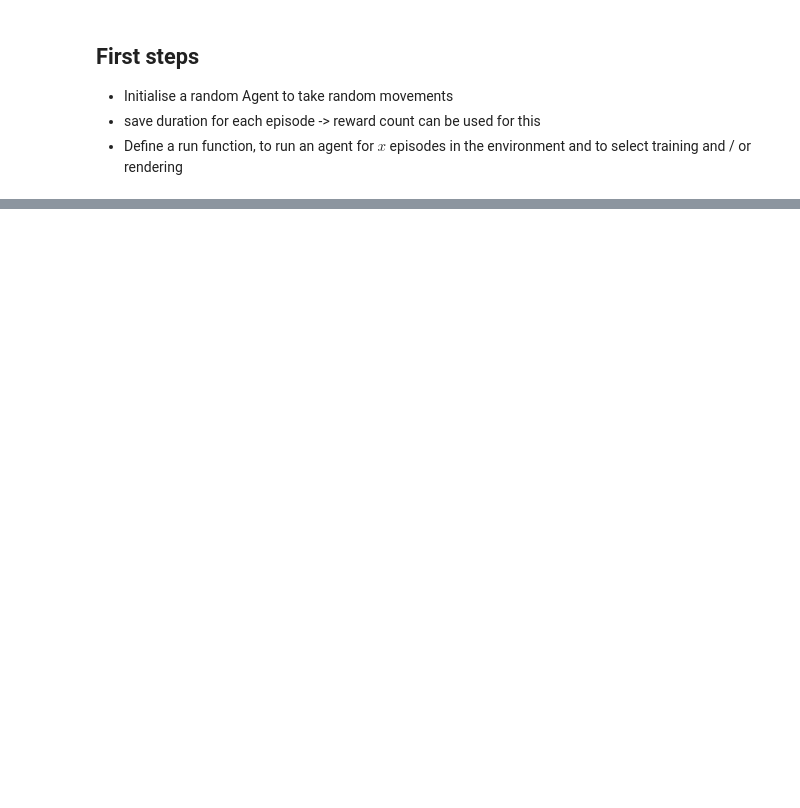
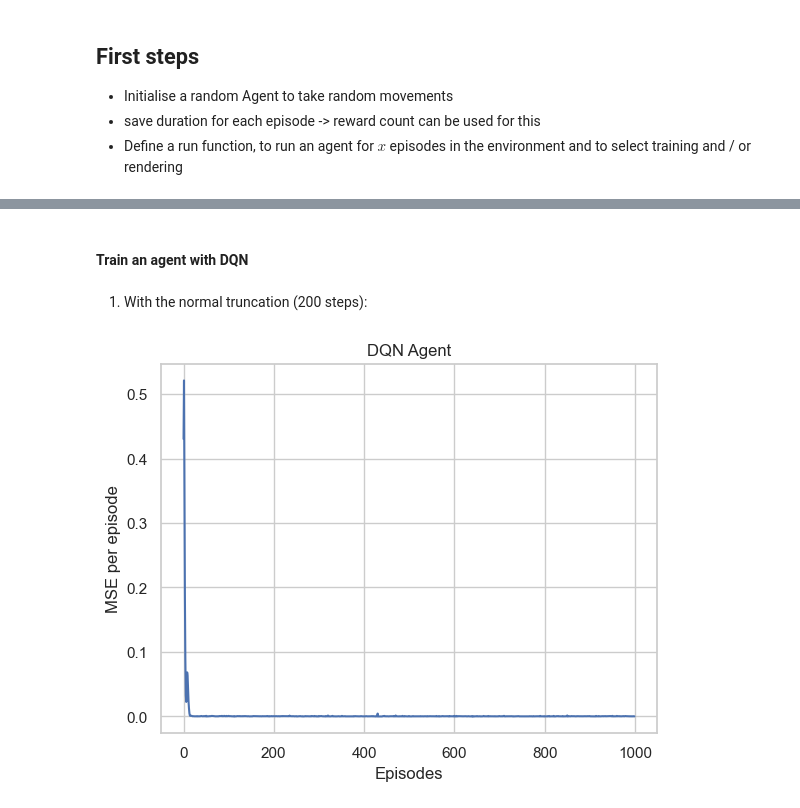
Before and after one commit to LionelSafar/Rolls-Royce-Peak-Plower, a Jupyter notebook: main.ipynb, the cells around one changed output, grey strips where cells are left out. Cells and saved outputs as stored; diff of their text form; code cells hidden in the pictures; blank space fills up the shorter version.

```diff
--- a/main.ipynb
+++ b/main.ipynb
@@ -233,7 +194,7 @@ class DQN(nn.Module):
         super(DQN, self).__init__()
 
         self.hidden_layers = nn.ModuleList([nn.Linear(input_states, hidden_nodes)])
-        self.hidden_layers.extend([nn.Linear(hidden_nodes, hidden_nodes) for i in range(hidden_layers-1)])
+        self.hidden_layers.extend([nn.Linear(hidden_nodes, hidden_nodes) for _ in range(hidden_layers - 1)])
         self.out = nn.Linear(hidden_nodes, out_actions)
 
     def forward(self, x):
@@ -389,0 +300,38 @@ plt.plot(rewards)
+# %% [markdown]
+#### Train an agent with DQN
+# %%
+def plot_loss_per_episode(loss_per_episode, class_name, save_name):
+    plt.plot(loss_per_episode)
+    plt.xlabel('Episodes')
+    plt.ylabel('MSE per episode')
+    plt.title('DQN Agent')
+    plt.savefig(f'{class_name}_losses_trunc_{save_name}.png')
+    plt.show()
+
+
+def plot_mean_reward_per_episode(reward_per_episode, class_name, save_name):
+    mean_rewards = np.zeros(len(reward_per_episode))
+    # calculate mean rewards for last 50 episodes -> batches of size 100 to get rewards
+    for i in range(len(reward_per_episode)):
+        mean_rewards[i] = np.mean(
+            reward_per_episode[max(0, i - 50):i + 1])
+    plt.plot(mean_rewards)
+    plt.xlabel('Episodes')
+    plt.ylabel('Average cumulative rewards per episode')
+    plt.title('DQN Agent')
+    plt.savefig(f'{class_name}_rewards_trunc_{save_name}.png')
+# %% [markdown]
+1. With the normal truncation (200 steps):
+# %%
+# Use no special truncation
+max_episode_steps_normal = None
+save_name_normal = str(max_episode_steps_normal)
+# %%
+# DO NOT RUN IF YOU ONLY WANT TO RENDER
+# Train the agent with normal truncation
+dqn_agent_normal = DQNAgent(trainable=True, save_name=save_name_normal)
+_, episodes_mean_loss_normal, episodes_rewards_normal = run(dqn_agent_normal, 1000, max_episode_steps=max_episode_steps_normal)
+# %%
+plot_loss_per_episode(episodes_mean_loss_normal, dqn_agent_normal.__class__.__name__, save_name_normal)
+# %% [output]
+[figure, added]
```
Also changed, not shown: parts of 25 cells of this notebook, 10 other files.
